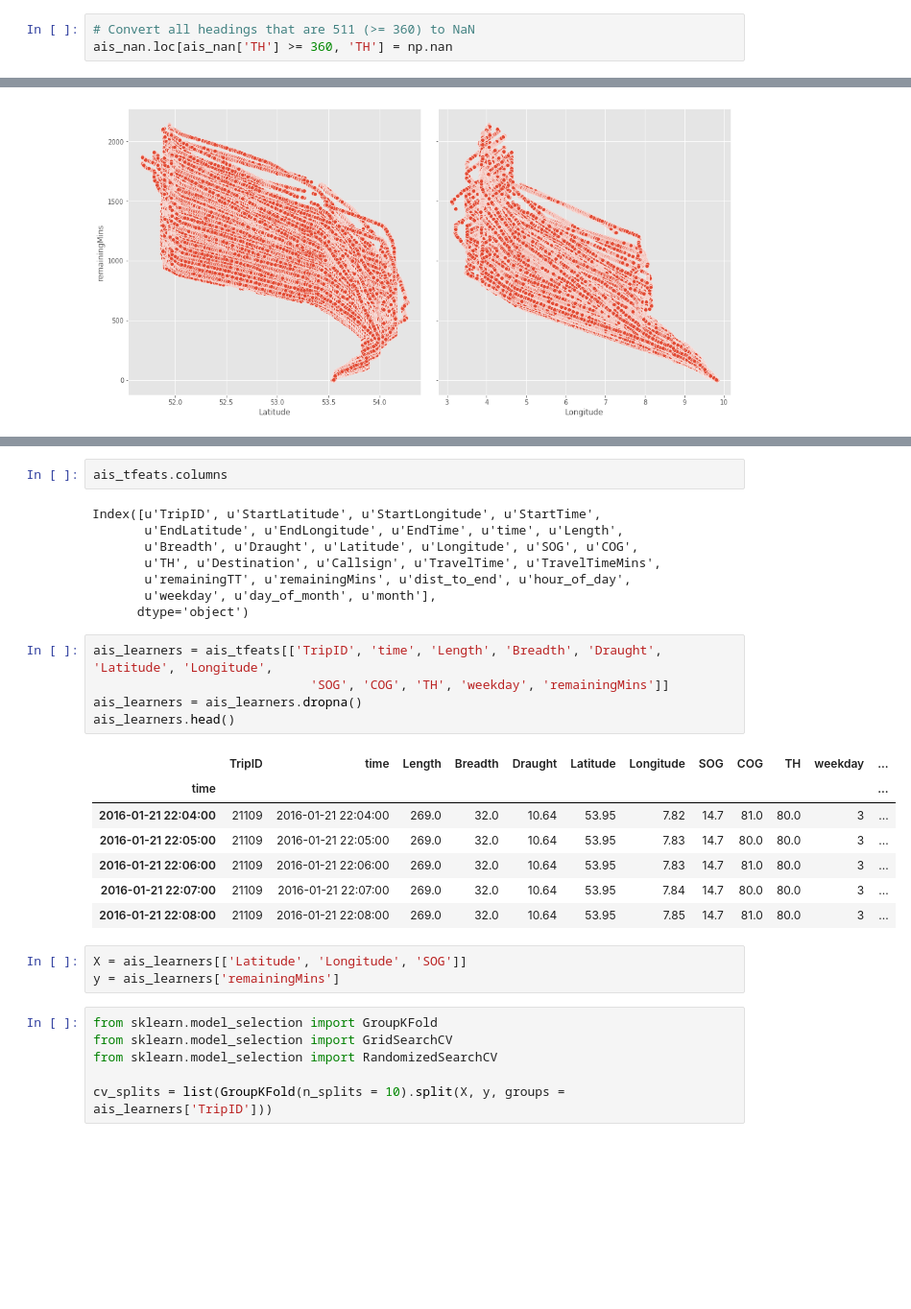
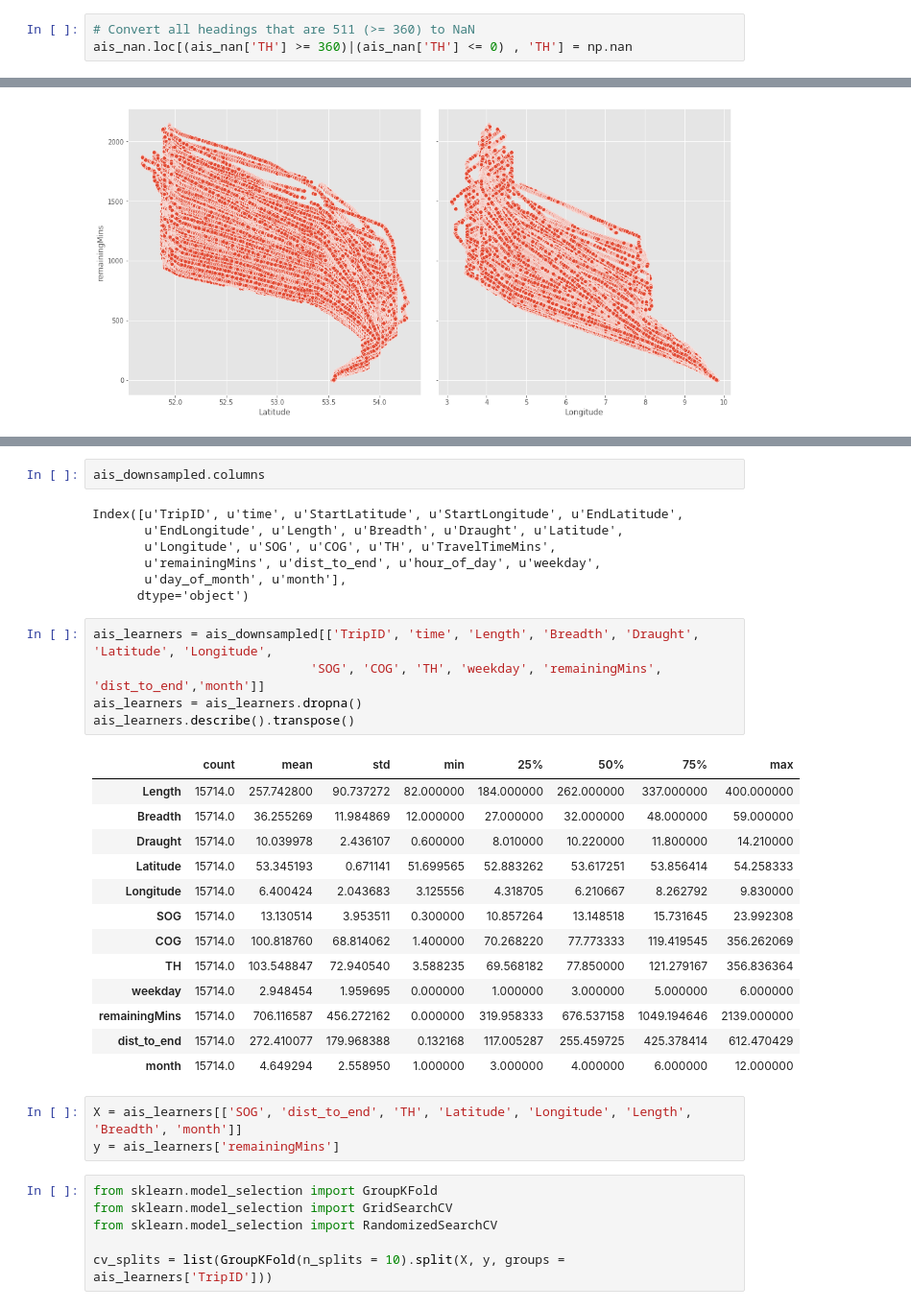
Before and after one commit to jank324/ais-predictor, a Jupyter notebook: data/filter ROT-HAM data.ipynb, the cells around one changed output, grey strips where cells are left out. Shown at 96% size. Saved outputs shown, nothing was run; the diff lists cells and outputs as text; blank space fills up the shorter version.

```diff
--- a/data/filter ROT-HAM data.ipynb
+++ b/data/filter ROT-HAM data.ipynb
@@ -39,7 +39,7 @@ ais_nan['EndTime'] = pd.to_datetime(ais_nan['EndTime'], format = '\'%Y-%m-%d %H:
 ais_nan['time'] = pd.to_datetime(ais_nan['time'], format = '\'%Y-%m-%d %H:%M\'')
 # %%
 # Convert all headings that are 511 (>= 360) to NaN
-ais_nan.loc[ais_nan['TH'] >= 360, 'TH'] = np.nan
+ais_nan.loc[(ais_nan['TH'] >= 360)|(ais_nan['TH'] <= 0) , 'TH'] = np.nan
 # %%
 # Convert courses >= 360 to NaN
 ais_nan.loc[ais_nan['COG'] >= 360, 'COG'] = np.nan
@@ -274,28 +285,33 @@ ais_tfeats.head()
 # %%
-ais_tfeats.columns
+ais_downsampled.columns
 # %% [output]
-Index([u'TripID', u'StartLatitude', u'StartLongitude', u'StartTime',
-       u'EndLatitude', u'EndLongitude', u'EndTime', u'time', u'Length',
-       u'Breadth', u'Draught', u'Latitude', u'Longitude', u'SOG', u'COG',
-       u'TH', u'Destination', u'Callsign', u'TravelTime', u'TravelTimeMins',
-       u'remainingTT', u'remainingMins', u'dist_to_end', u'hour_of_day',
-       u'weekday', u'day_of_month', u'month'],
+Index([u'TripID', u'time', u'StartLatitude', u'StartLongitude', u'EndLatitude',
+       u'EndLongitude', u'Length', u'Breadth', u'Draught', u'Latitude',
+       u'Longitude', u'SOG', u'COG', u'TH', u'TravelTimeMins',
+       u'remainingMins', u'dist_to_end', u'hour_of_day', u'weekday',
+       u'day_of_month', u'month'],
       dtype='object')
 # %%
-ais_learners = ais_tfeats[['TripID', 'time', 'Length', 'Breadth', 'Draught', 'Latitude', 'Longitude',
-                             'SOG', 'COG', 'TH', 'weekday', 'remainingMins']]
+ais_learners = ais_downsampled[['TripID', 'time', 'Length', 'Breadth', 'Draught', 'Latitude', 'Longitude',
+                             'SOG', 'COG', 'TH', 'weekday', 'remainingMins', 'dist_to_end','month']]
 ais_learners = ais_learners.dropna()
-ais_learners.head()
+ais_learners.describe().transpose()
 # %% [output]
-|  | TripID | time | Length | Breadth | Draught | Latitude | Longitude | SOG | COG | TH | weekday | ... |
-| time |  |  |  |  |  |  |  |  |  |  |  | ... |
-| 2016-01-21 22:04:00 | 21109 | 2016-01-21 22:04:00 | 269.0 | 32.0 | 10.64 | 53.95 | 7.82 | 14.7 | 81.0 | 80.0 | 3 | ... |
-| 2016-01-21 22:05:00 | 21109 | 2016-01-21 22:05:00 | 269.0 | 32.0 | 10.64 | 53.95 | 7.83 | 14.7 | 80.0 | 80.0 | 3 | ... |
-| 2016-01-21 22:06:00 | 21109 | 2016-01-21 22:06:00 | 269.0 | 32.0 | 10.64 | 53.95 | 7.83 | 14.7 | 81.0 | 80.0 | 3 | ... |
-| 2016-01-21 22:07:00 | 21109 | 2016-01-21 22:07:00 | 269.0 | 32.0 | 10.64 | 53.95 | 7.84 | 14.7 | 80.0 | 80.0 | 3 | ... |
-| 2016-01-21 22:08:00 | 21109 | 2016-01-21 22:08:00 | 269.0 | 32.0 | 10.64 | 53.95 | 7.85 | 14.7 | 81.0 | 80.0 | 3 | ... |
+|  | count | mean | std | min | 25% | 50% | 75% | max |
+| Length | 15714.0 | 257.742800 | 90.737272 | 82.000000 | 184.000000 | 262.000000 | 337.000000 | 400.000000 |
+| Breadth | 15714.0 | 36.255269 | 11.984869 | 12.000000 | 27.000000 | 32.000000 | 48.000000 | 59.000000 |
+| Draught | 15714.0 | 10.039978 | 2.436107 | 0.600000 | 8.010000 | 10.220000 | 11.800000 | 14.210000 |
+| Latitude | 15714.0 | 53.345193 | 0.671141 | 51.699565 | 52.883262 | 53.617251 | 53.856414 | 54.258333 |
+| Longitude | 15714.0 | 6.400424 | 2.043683 | 3.125556 | 4.318705 | 6.210667 | 8.262792 | 9.830000 |
+| SOG | 15714.0 | 13.130514 | 3.953511 | 0.300000 | 10.857264 | 13.148518 | 15.731645 | 23.992308 |
+| COG | 15714.0 | 100.818760 | 68.814062 | 1.400000 | 70.268220 | 77.773333 | 119.419545 | 356.262069 |
+| TH | 15714.0 | 103.548847 | 72.940540 | 3.588235 | 69.568182 | 77.850000 | 121.279167 | 356.836364 |
+| weekday | 15714.0 | 2.948454 | 1.959695 | 0.000000 | 1.000000 | 3.000000 | 5.000000 | 6.000000 |
+| remainingMins | 15714.0 | 706.116587 | 456.272162 | 0.000000 | 319.958333 | 676.537158 | 1049.194646 | 2139.000000 |
+| dist_to_end | 15714.0 | 272.410077 | 179.968388 | 0.132168 | 117.005287 | 255.459725 | 425.378414 | 612.470429 |
+| month | 15714.0 | 4.649294 | 2.558950 | 1.000000 | 3.000000 | 4.000000 | 6.000000 | 12.000000 |
 # %%
-X = ais_learners[['Latitude', 'Longitude', 'SOG']]
+X = ais_learners[['SOG', 'dist_to_end', 'TH', 'Latitude', 'Longitude', 'Length', 'Breadth', 'month']]
 y = ais_learners['remainingMins']
 # %%
 from sklearn.model_selection import GroupKFold
```
Also changed, not shown: parts of 19 cells of this notebook.
